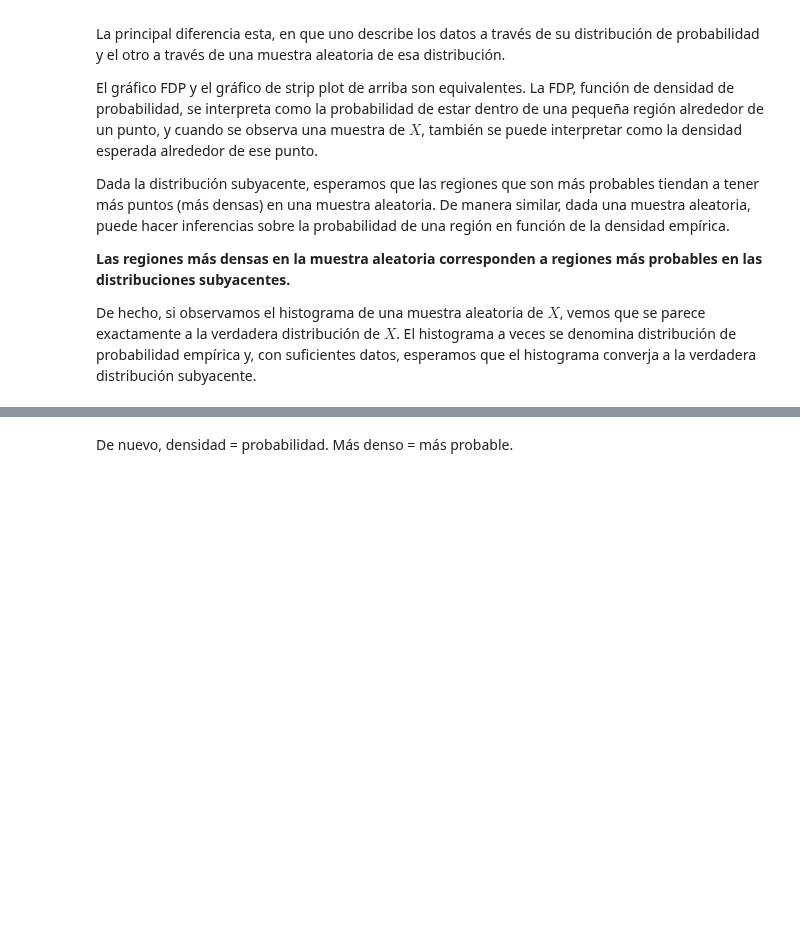
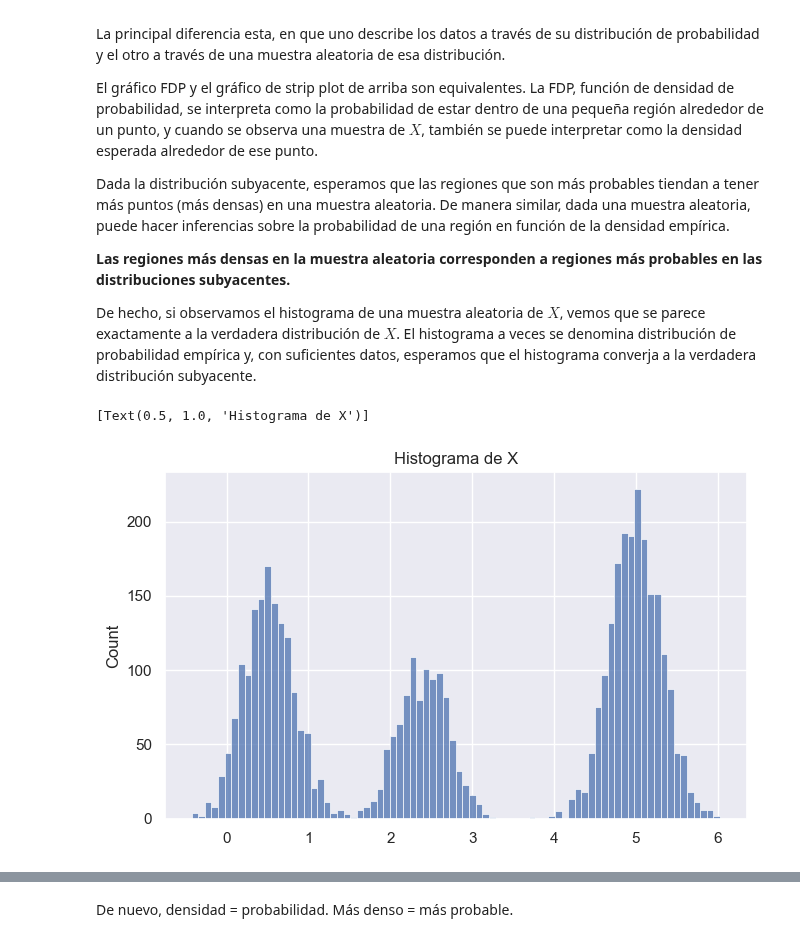
Before and after one commit to Datavaid/HDBSCAN, a Jupyter notebook: First_HDBSCAN.ipynb, the cells around one changed output, grey strips where cells are left out. Saved outputs shown, nothing was run; the diff lists cells and outputs as text; code cells hidden in the pictures; blank space fills up the shorter version.

```diff
--- a/First_HDBSCAN.ipynb
+++ b/First_HDBSCAN.ipynb
@@ -221,6 +198,11 @@ Dada la distribución subyacente, esperamos que las regiones que son más probab
 **Las regiones más densas en la muestra aleatoria corresponden a regiones más probables en las distribuciones subyacentes.**
 
 De hecho, si observamos el histograma de una muestra aleatoria de $X$, vemos que se parece exactamente a la verdadera distribución de $X$. El histograma a veces se denomina distribución de probabilidad empírica y, con suficientes datos, esperamos que el histograma converja a la verdadera distribución subyacente.
+# %%
+sns.histplot(data, kde = False, bins = 80).set(title = 'Histograma de X')
+# %% [output]
+[Text(0.5, 1.0, 'Histograma de X')]
+[figure, added]
 # %% [markdown]
 <figure>
 <center>
```
Also changed, not shown: parts of 8 cells of this notebook, 1 other file.
